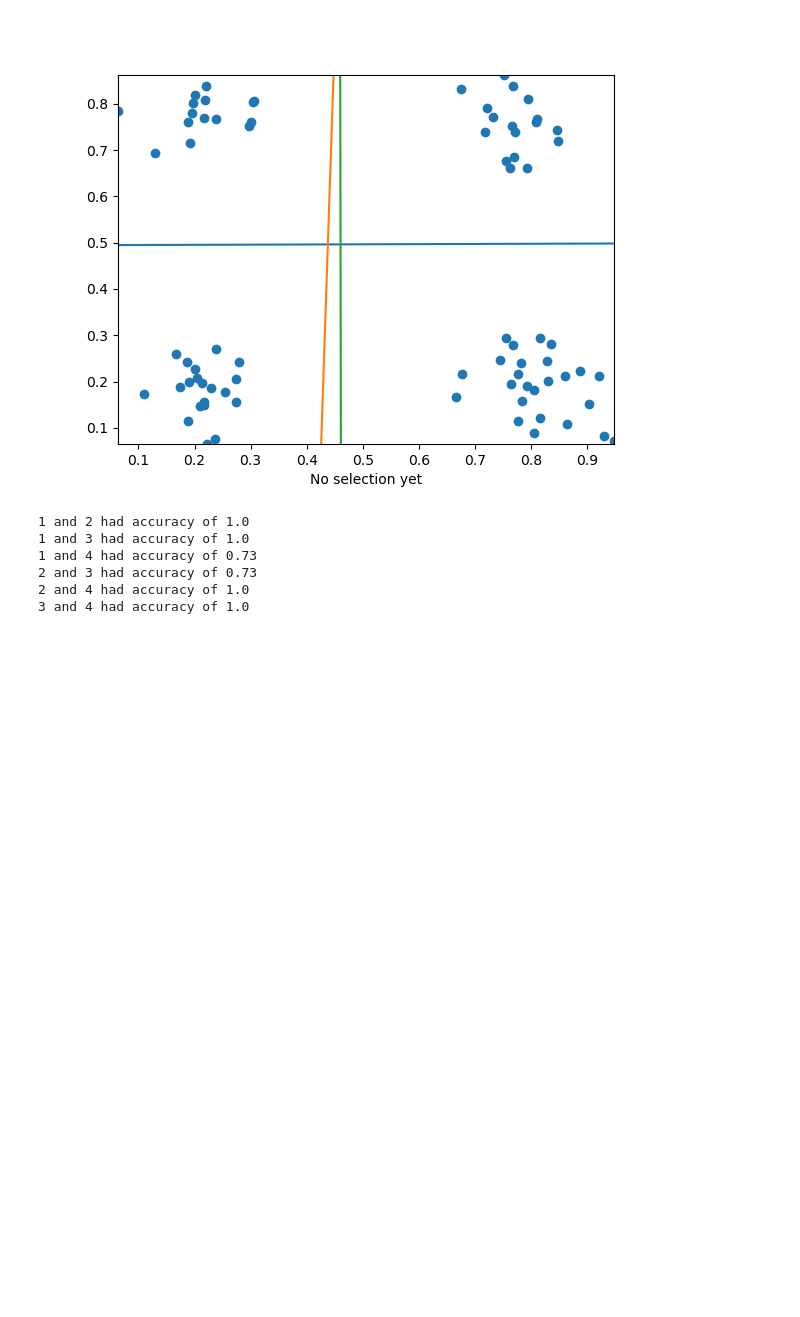
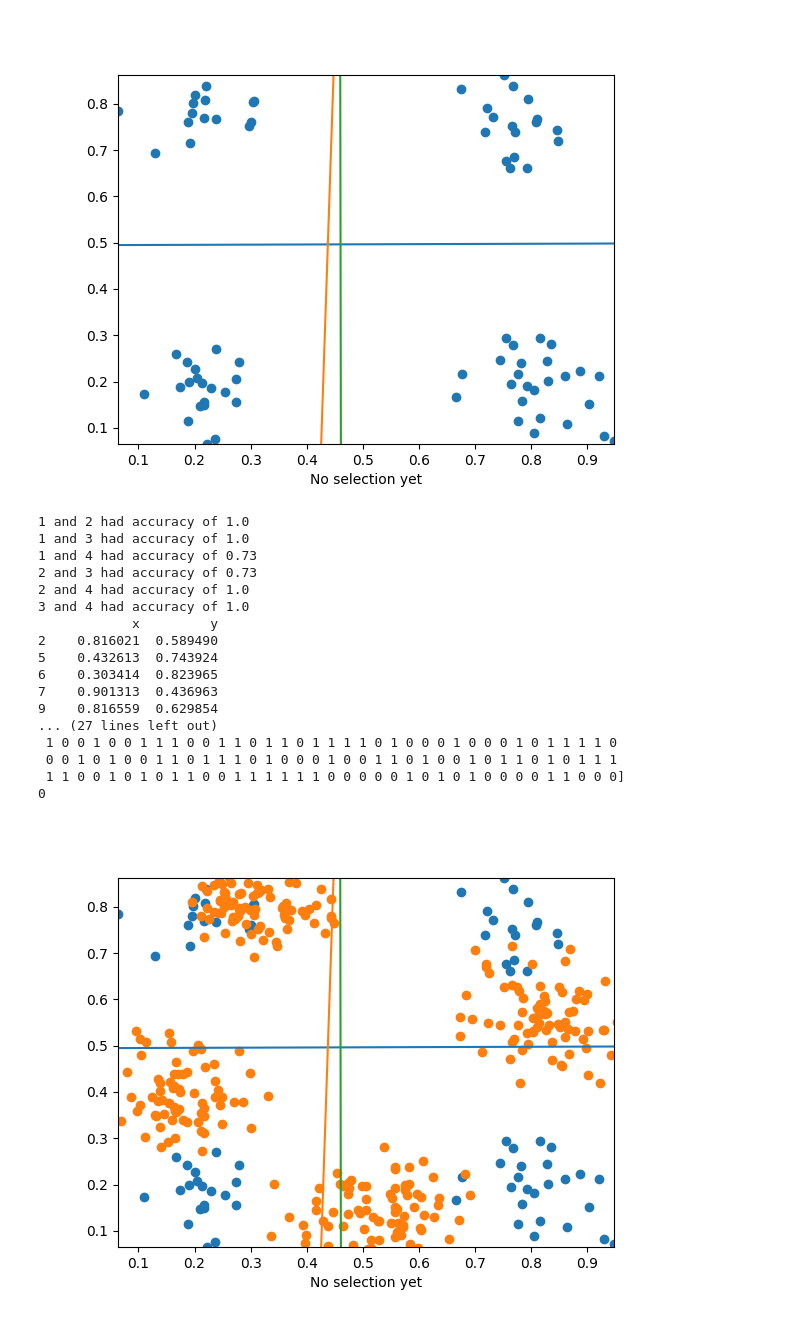
Before and after one commit to emmae04/380_finalProject, a Jupyter notebook: final.ipynb, the cells around one changed output. Drawn from its saved outputs; the diff is of its cells as text; code cells hidden in the pictures; blank space fills up the shorter version.

```diff
--- a/final.ipynb
+++ b/final.ipynb
@@ -250,35 +264,47 @@ part_2_indicesT = np.isin(Y_test, [3, 4])
 X_train_part_1 = X_train[part_1_indices]
 Y_train_part_1 = Y_train[part_1_indices]
 X_test_part_1 = X_test[part_1_indicesT]
 Y_test_part_1 = Y_test[part_1_indicesT]
 
 X_train_part_2 = X_train[part_2_indices]
 Y_train_part_2 = Y_train[part_2_indices]
 X_test_part_2 = X_test[part_2_indicesT]
 Y_test_part_2 = Y_test[part_2_indicesT]
 
 curr_model_1 = separate_one(X_train_part_1, Y_train_part_1, False, 1)
 curr_acc_1 = evaluate_model_one(X_test_part_1, Y_test_part_1, curr_model_1, 1)
 curr_right = Node(curr_model_1)
 root.setRight(curr_right)
 curr_right.setLeft(Node(1))
 curr_right.setRight(Node(2))
 
 curr_model_2 = separate_one(X_train_part_2, Y_train_part_2, False, 3)
 curr_acc_2 = evaluate_model_one(X_test_part_2, Y_test_part_2, curr_model_2, 3)
 curr_left = Node(curr_model_2)
 root.setLeft(curr_left)
 curr_left.setLeft(Node(3))
 curr_left.setRight(Node(4))
-#plt.scatter(X_train['x'], X_train['y'])
-#plt.show()
+plt.scatter(X_train['x'], X_train['y'])
+plt.show()
 # %% [output]
 1 and 2 had accuracy of 1.0
 1 and 3 had accuracy of 1.0
 1 and 4 had accuracy of 0.73
 2 and 3 had accuracy of 0.73
 2 and 4 had accuracy of 1.0
 3 and 4 had accuracy of 1.0
+            x         y
+2    0.816021  0.589490
+5    0.432613  0.743924
+6    0.303414  0.823965
+7    0.901313  0.436963
+9    0.816559  0.629854
+... (27 lines left out)
+ 1 0 0 1 0 0 1 1 1 0 0 1 1 0 1 1 0 1 1 1 1 0 1 0 0 0 1 0 0 0 1 0 1 1 1 1 0
+ 0 0 1 0 1 0 0 1 1 0 1 1 1 0 1 0 0 0 1 0 0 1 1 0 1 0 0 1 0 1 1 0 1 0 1 1 1
+ 1 1 0 0 1 0 1 0 1 1 0 0 1 1 1 1 1 1 0 0 0 0 0 1 0 1 0 1 0 0 0 0 1 1 0 0 0]
+0
+[figure, added]
 # %%
 # interactive plot for data 2
 %matplotlib widget
```
Also changed, not shown: parts of 10 cells of this notebook.
